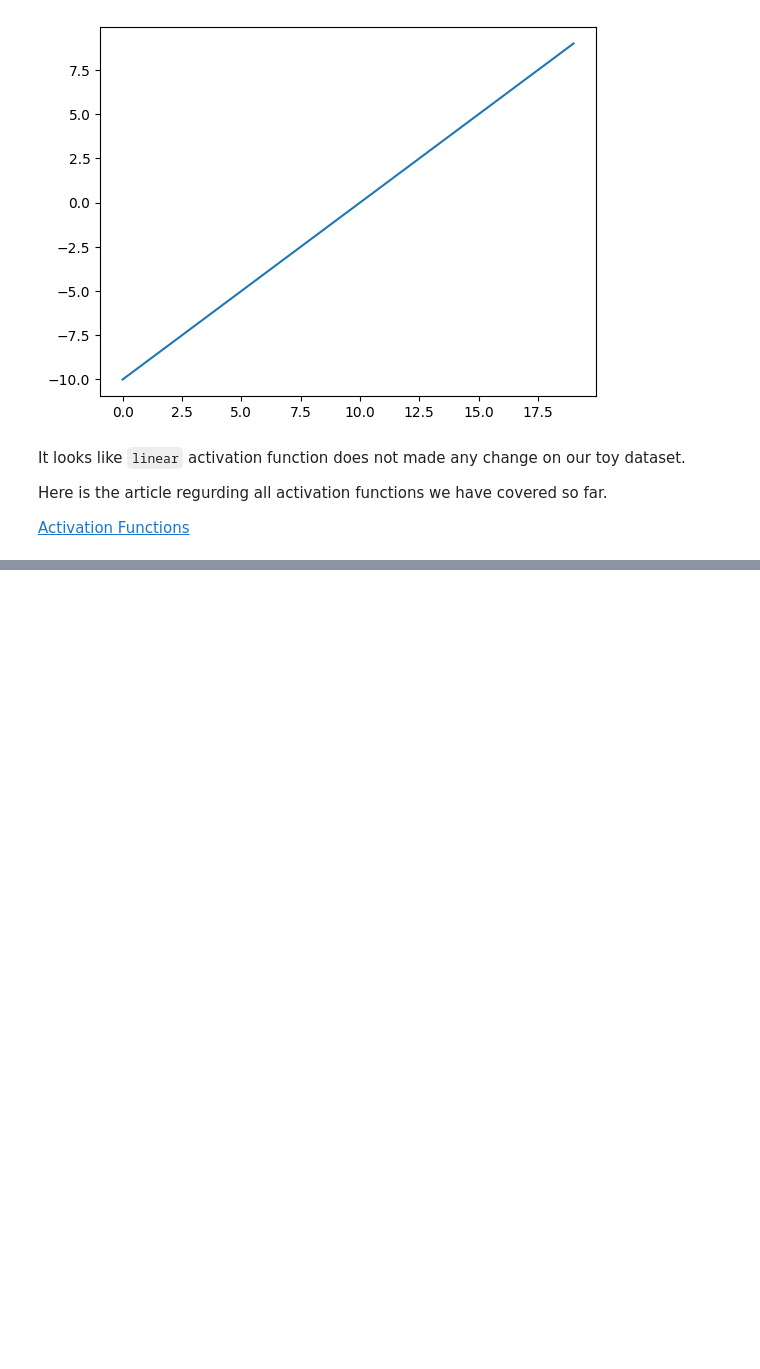
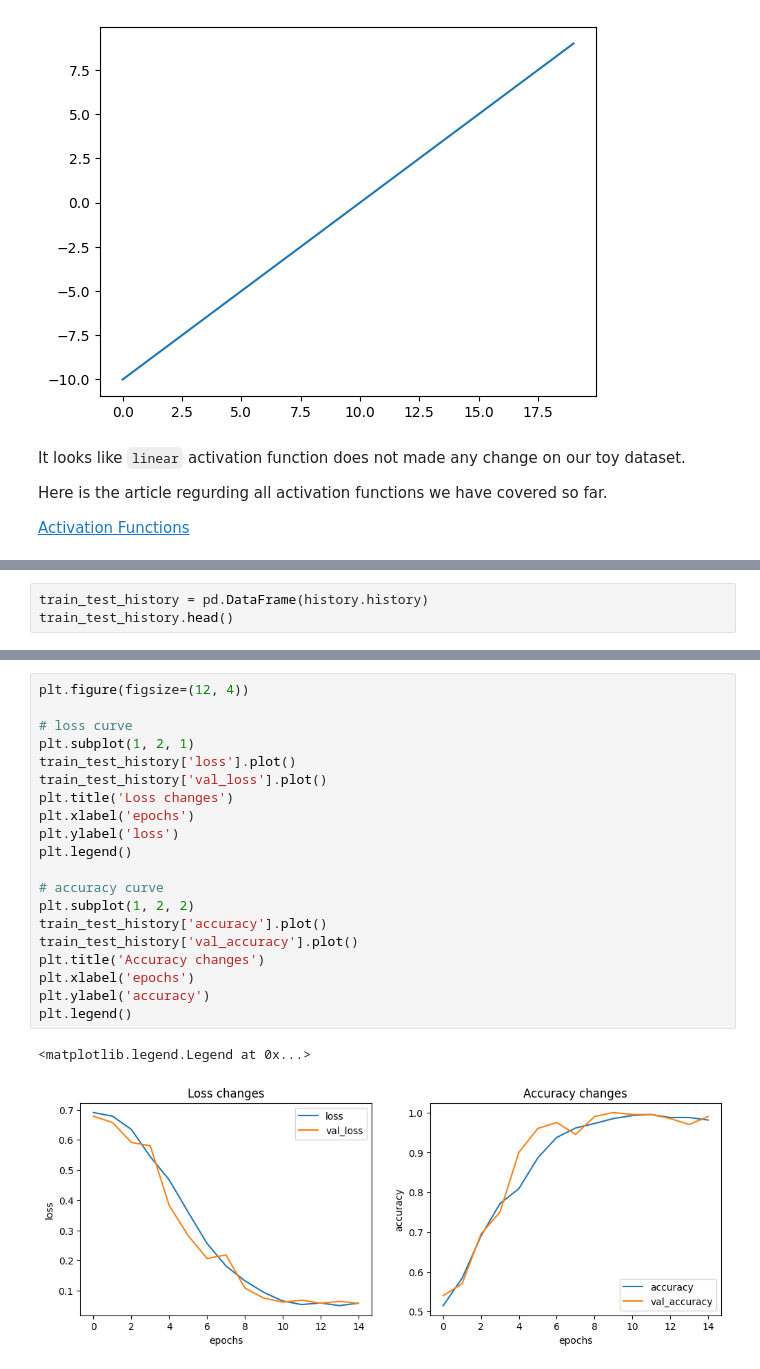
Before and after one commit to Muntasir2179/tensorflow-learning, a Jupyter notebook: 02_neural_network_classification_with_tensorflow.ipynb, the cells around one changed output, grey strips where cells are left out. Saved outputs shown, nothing was run; the diff lists cells and outputs as text; blank space fills up the shorter version.

```diff
--- a/02_neural_network_classification_with_tensorflow.ipynb
+++ b/02_neural_network_classification_with_tensorflow.ipynb
@@ -469,0 +550,3 @@ Here is the article regurding all activation functions we have covered so far.
+# %%
+train_test_history = pd.DataFrame(history.history)
+train_test_history.head()
@@ -469,0 +560,23 @@ Here is the article regurding all activation functions we have covered so far.
+# %%
+plt.figure(figsize=(12, 4))
+
+# loss curve
+plt.subplot(1, 2, 1)
+train_test_history['loss'].plot()
+train_test_history['val_loss'].plot()
+plt.title('Loss changes')
+plt.xlabel('epochs')
+plt.ylabel('loss')
+plt.legend()
+
+# accuracy curve
+plt.subplot(1, 2, 2)
+train_test_history['accuracy'].plot()
+train_test_history['val_accuracy'].plot()
+plt.title('Accuracy changes')
+plt.xlabel('epochs')
+plt.ylabel('accuracy')
+plt.legend()
+# %% [output]
+<matplotlib.legend.Legend at 0x...>
+[figure, added]
```
Also changed, not shown: parts of 18 cells of this notebook.
